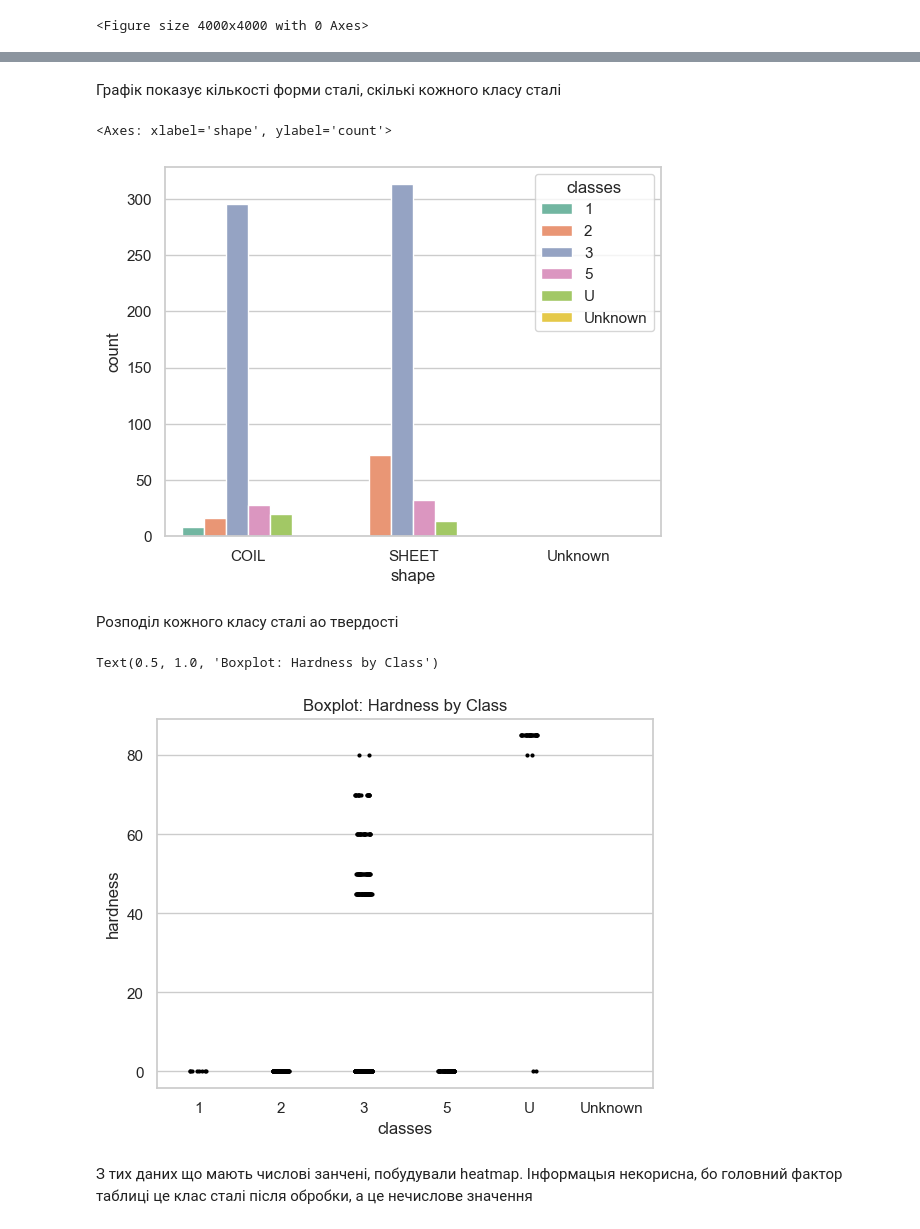
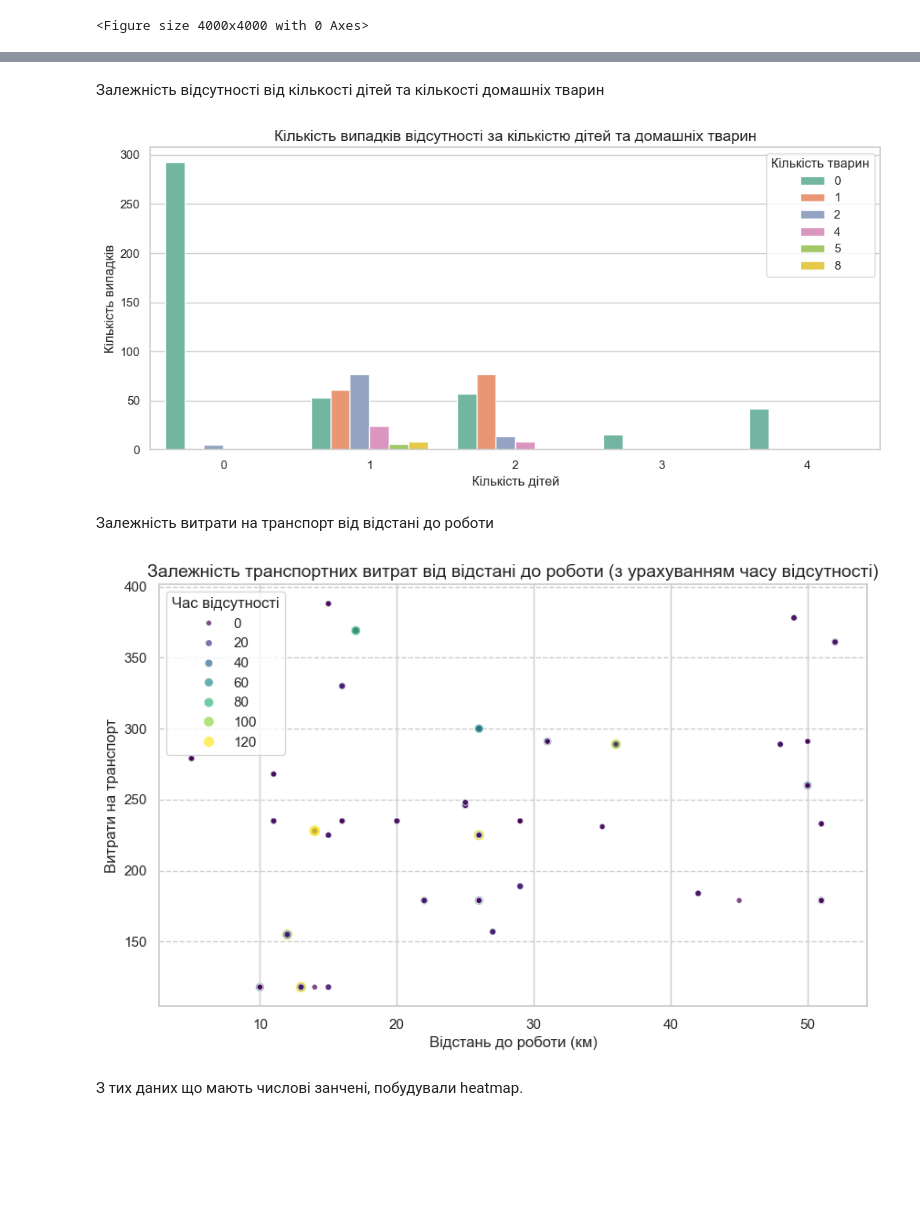
Before and after one commit to ivanmoroz070707/Special-Programming-Sections.-Lab-Work, a Jupyter notebook: Lab_2/Lab_2_part_1.ipynb, the cells around one changed output, grey strips where cells are left out. Drawn from its saved outputs; the diff is of its cells as text; code cells hidden in the pictures; blank space fills up the shorter version.

```diff
--- a/Lab_2/Lab_2_part_1.ipynb
+++ b/Lab_2/Lab_2_part_1.ipynb
@@ -22,15 +22,7 @@ import seaborn as sns
 # %% [markdown]
 Заавантажуємо наш датасет Annealing
 # %%
-path_csv = "annealing/anneal.data"
-columns = [
-    "family", "product_type", "steel", "carbon", "hardness", "temper_rolling",
-    "condition", "formability", "strength", "non_ageing", "surface_finish",
-    "surface_quality", "enamelability", "bc", "bf", "bt", "bw_me", "bl",
-    "m", "chrom", "phos", "cbond", "marvi", "exptl", "ferro", "corr",
-    "blue_bright_varn_clean", "lustre", "jurofm", "s", "p", "shape",
-    "thick", "width", "len", "oil", "bore", "packing", "classes"
-]
-stal_data = pd.read_csv(path_csv, names = columns, na_values="?",skipinitialspace=True)
+path_csv = "annealing/Absenteeism_at_work.csv"
+stal_data = pd.read_csv(path_csv, sep=';')
 stal_data.head(20)
 # %% [output]
@@ -115,6 +83,17 @@ Text(0.5, 1.0, 'Scatter: Coil vs Sheet')
 # %%
+plt.figure(figsize=(9, 6))
+# Створюємо зрозумілі мітки для освіти
+stal_data['Education_Label'] = stal_data['Education'].map({1: 'Середня школа', 2: 'Бакалавр', 3: 'Магістр', 4: 'Доктор/Вища'})
 
-avg_dim = stal_data.groupby("classes")[["thick","width"]].mean().reset_index()
-sns.lineplot(data=avg_dim, x="thick", y="width", marker="o")
-plt.title("lineplot: thick and width")
+sns.swarmplot(
+    x='Education_Label',
+    y='Absenteeism time in hours',
+    data=stal_data,
+    size=5,
+    palette='Set1'
+)
+plt.title('Розподіл часу відсутності за рівнем освіти', fontsize=14)
+plt.xlabel('Рівень освіти')
+plt.ylabel('Час відсутності (годин)')
+plt.show()
 # %% [output]
@@ -137,21 +127,41 @@ sns.histplot(data=stal_data, x="hardness", hue="classes", bins=10, multiple="sta
 # %% [markdown]
-Графік показує кількості форми сталі, скількі кожного класу сталі
+Залежність відсутності від кількості дітей та кількості домашніх тварин
 # %%
-
-sns.countplot(data=stal_data, x="shape", palette="Set2", hue="classes")
+plt.figure(figsize=(12, 5))
+sns.countplot(
+    x='Son',
+    data=stal_data,
+    hue='Pet',
+    palette='Set2'
+)
+plt.title('Кількість випадків відсутності за кількістю дітей та домашніх тварин', fontsize=14)
+plt.xlabel('Кількість дітей')
+plt.ylabel('Кількість випадків')
+plt.legend(title='Кількість тварин')
+plt.show()
 # %% [output]
-<Axes: xlabel='shape', ylabel='count'>
-[figure, old version]
+[figure, new version]
 # %% [markdown]
-Розподіл кожного класу сталі ао твердості
+Залежність витрати на транспорт від відстані до роботи
 # %%
-
-#sns.stripplot(data=stal_data, x="classes", y="hardness", jitter=True, alpha=0.6)
-sns.stripplot(data=stal_data, x="classes", y="hardness",color="black",size=3, jitter=True,  alpha=0.6)
-plt.title("Boxplot: Hardness by Class")
+plt.figure(figsize=(10, 6))
+sns.scatterplot(
+    x='Distance from Residence to Work',
+    y='Transportation expense',
+    data=stal_data,
+    hue='Absenteeism time in hours', # Додамо колір за часом відсутності
+    palette='viridis',
+    size='Absenteeism time in hours', # Змінимо розмір точок за часом відсутності
+    alpha=0.7
+)
+plt.title('Залежність транспортних витрат від відстані до роботи (з урахуванням часу відсутності)', fontsize=14)
+plt.xlabel('Відстань до роботи (км)')
+plt.ylabel('Витрати на транспорт')
+plt.legend(title='Час відсутності')
+plt.grid(axis='y', linestyle='--')
+plt.show()
 # %% [output]
-Text(0.5, 1.0, 'Boxplot: Hardness by Class')
-[figure, old version]
+[figure, new version]
 # %% [markdown]
-З тих даних що мають числові занчені, побудували heatmap. Інформацыя некорисна, бо головний фактор таблиці це клас сталі після обробки, а це нечислове значення
+З тих даних що мають числові занчені, побудували heatmap.
 # %%
```
Also changed, not shown: parts of 11 cells of this notebook.
